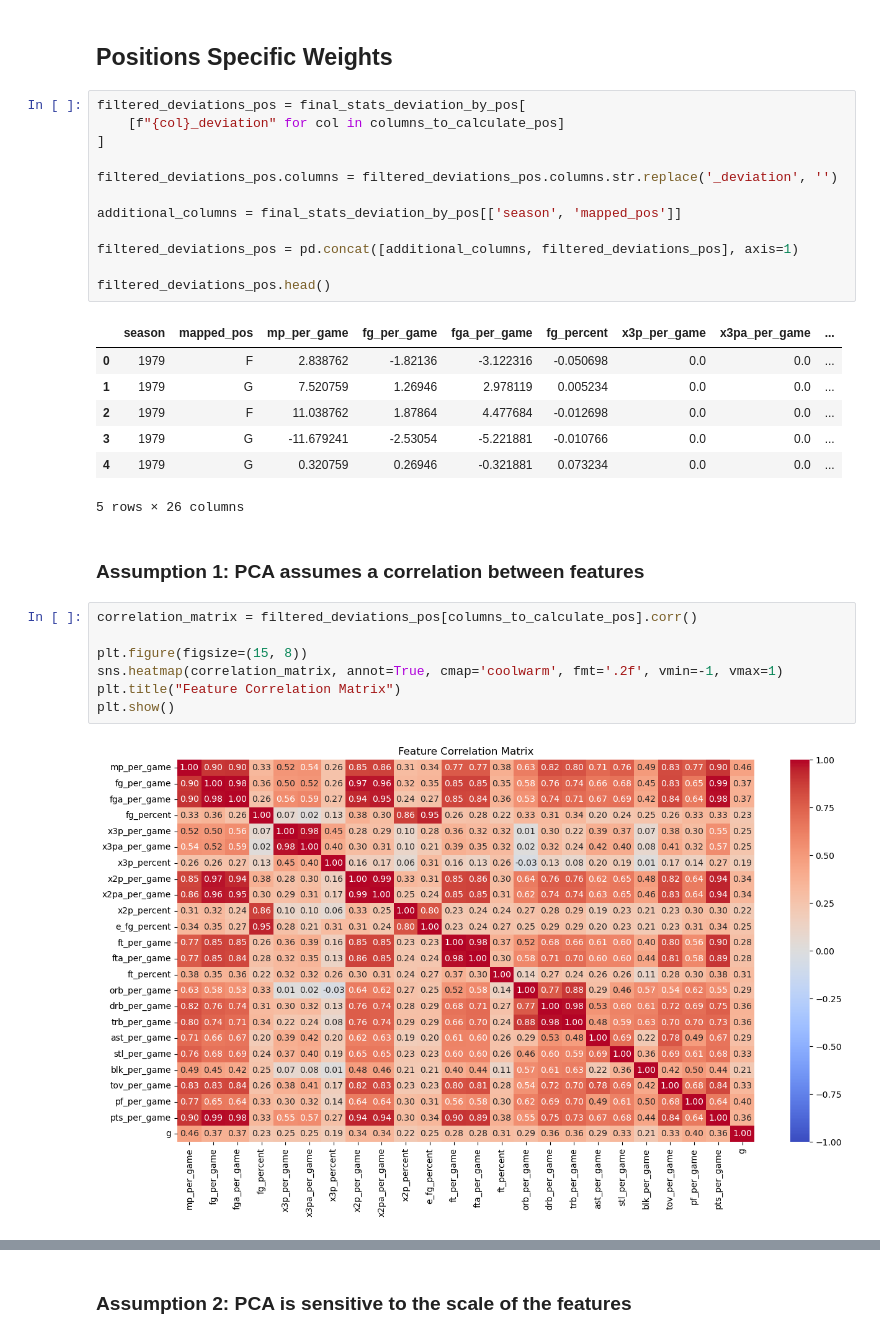
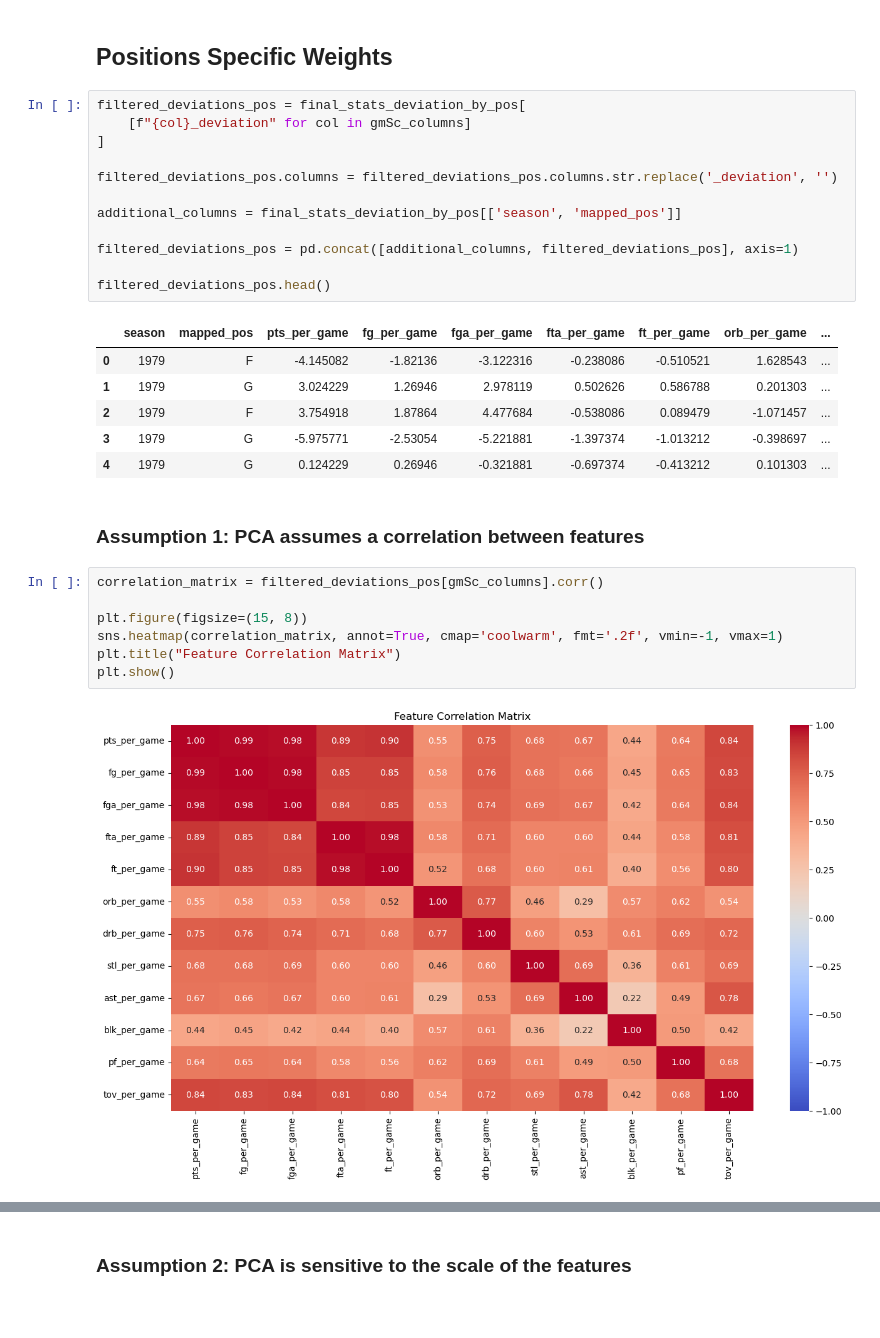
Before and after one commit to RomandRapido/DSC1101, a Jupyter notebook: SA/testing-center.ipynb, the cells around one changed output, grey strips where cells are left out. Cells and saved outputs as stored; diff of their text form; blank space fills up the shorter version.

```diff
--- a/SA/testing-center.ipynb
+++ b/SA/testing-center.ipynb
@@ -643,7 +643,7 @@ plt.show()
 ## Positions Specific Weights
 # %%
 filtered_deviations_pos = final_stats_deviation_by_pos[
-    [f"{col}_deviation" for col in columns_to_calculate_pos]
+    [f"{col}_deviation" for col in gmSc_columns]
 ]
 
 filtered_deviations_pos.columns = filtered_deviations_pos.columns.str.replace('_deviation', '')
@@ -654,21 +654,20 @@ filtered_deviations_pos = pd.concat([additional_columns, filtered_deviations_pos
 
 filtered_deviations_pos.head()
 # %% [output]
-|  | season | mapped_pos | mp_per_game | fg_per_game | fga_per_game | fg_percent | x3p_per_game | x3pa_per_game | ... |
-| 0 | 1979 | F | 2.838762 | -1.82136 | -3.122316 | -0.050698 | 0.0 | 0.0 | ... |
-| 1 | 1979 | G | 7.520759 | 1.26946 | 2.978119 | 0.005234 | 0.0 | 0.0 | ... |
-| 2 | 1979 | F | 11.038762 | 1.87864 | 4.477684 | -0.012698 | 0.0 | 0.0 | ... |
-| 3 | 1979 | G | -11.679241 | -2.53054 | -5.221881 | -0.010766 | 0.0 | 0.0 | ... |
-| 4 | 1979 | G | 0.320759 | 0.26946 | -0.321881 | 0.073234 | 0.0 | 0.0 | ... |
+|  | season | mapped_pos | pts_per_game | fg_per_game | fga_per_game | fta_per_game | ft_per_game | orb_per_game | ... |
+| 0 | 1979 | F | -4.145082 | -1.82136 | -3.122316 | -0.238086 | -0.510521 | 1.628543 | ... |
+| 1 | 1979 | G | 3.024229 | 1.26946 | 2.978119 | 0.502626 | 0.586788 | 0.201303 | ... |
+| 2 | 1979 | F | 3.754918 | 1.87864 | 4.477684 | -0.538086 | 0.089479 | -1.071457 | ... |
+| 3 | 1979 | G | -5.975771 | -2.53054 | -5.221881 | -1.397374 | -1.013212 | -0.398697 | ... |
+| 4 | 1979 | G | 0.124229 | 0.26946 | -0.321881 | -0.697374 | -0.413212 | 0.101303 | ... |
-5 rows × 26 columns
 # %% [markdown]
 ### Assumption 1: PCA assumes a correlation between features
 # %%
-correlation_matrix = filtered_deviations_pos[columns_to_calculate_pos].corr()
+correlation_matrix = filtered_deviations_pos[gmSc_columns].corr()
 
 plt.figure(figsize=(15, 8))
 sns.heatmap(correlation_matrix, annot=True, cmap='coolwarm', fmt='.2f', vmin=-1, vmax=1)
 plt.title("Feature Correlation Matrix")
 plt.show()
 # %% [output]
-[figure, old version]
+[figure, new version]
```
Also changed, not shown: parts of 15 cells of this notebook.
